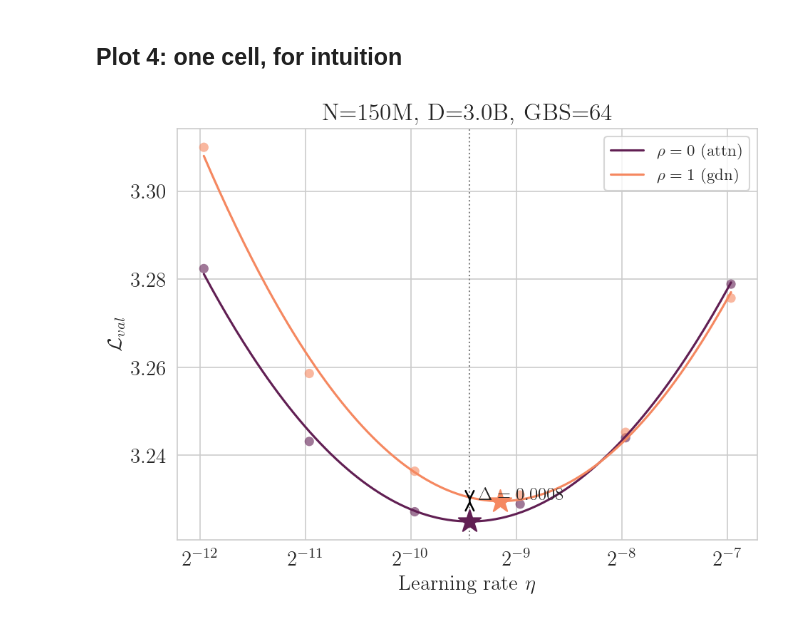
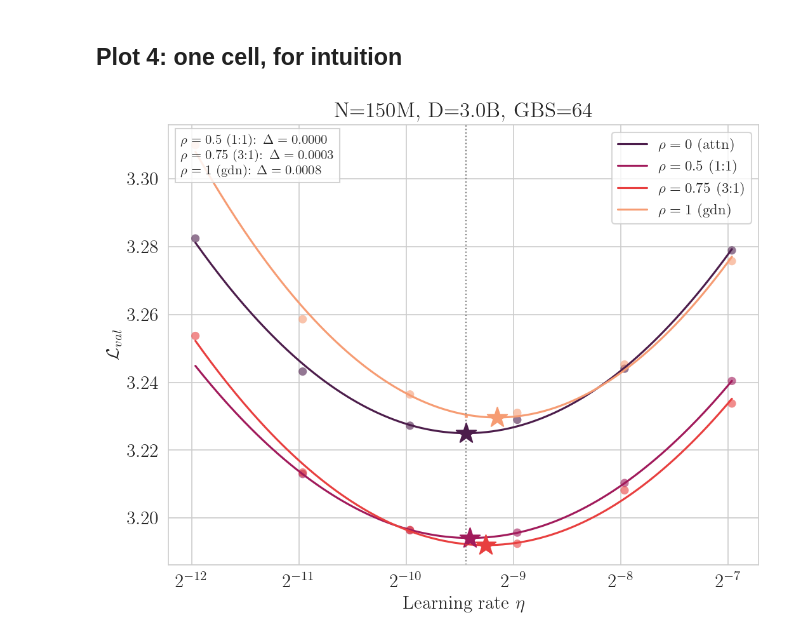
Before and after one commit to jaisidhsingh/fastlm, a Jupyter notebook: notebooks/lr_at_given_gbs_laws_refactored.ipynb, the cells around one changed output. Cells and saved outputs as stored; diff of their text form; code cells hidden in the pictures.

Commit message:
plots for validating LR-at-a-given-GBS laws and LR transferrability across architectures from Pure Attention

```diff
--- a/notebooks/lr_at_given_gbs_laws_refactored.ipynb
+++ b/notebooks/lr_at_given_gbs_laws_refactored.ipynb
@@ -650,29 +647,0 @@ log2_gbs            0.655325  0.0440957      14.8615 5.86413e-50       1.46603e-
-# %%
-ns=["50M"]
-gbss=[64]
-co = Collector("gdn+attn_1-3")
-
-sns.set_palette(sns.color_palette("rocket"))
-
-for n in ns:
-    for gbs in gbss:
-        for i, d in enumerate(data_scales_for(gbs)):
-            slc = co.index(n=n, d=d, gbs=gbs)
-            if len(slc["lr"]) < 3:
-                continue
-            xf, yf = qlog2_fit(slc["lr"], slc["val_loss"])
-            yf_min = yf.min()
-            xf_min = xf[yf.argmin()]
-
-            plt.scatter(slc["lr"], slc["val_loss"], c=f"C{i}", s=50)
-            plt.plot(xf, yf, label=d, c=f"C{i}")
-            plt.scatter(xf_min, yf_min, marker="*", s=200, c=f"C{i}")
-
-        plt.xlabel(r"Learning rate $\eta$")
-        plt.ylabel(r"$\mathcal{L}_{val}$")
-        plt.xscale("log", base=2)
-        plt.title(r"$\rho=1$ " + f"N={n}, GBS={gbs}")
-        plt.legend(ncols=2)
-        plt.show()
-        plt.cla()
-        plt.clf()
@@ -1257,14 +1229,14 @@ and close together.
 # %%
 plot_transfer_example(
     transfer_collectors,
     n="150M",
     d="3.0B",
     gbs=64,
-    arch_id="gdn",
+    arch_ids=["gdn+attn_1-1", "gdn+attn_3-1", "gdn"],
     attn_lr_filter=in_transfer_lr_grid,
 )
 plt.show()
 plt.close()
 # %% [output]
-[figure, old version]
+[figure, new version]
 # %% [markdown]
```
Also changed, not shown: parts of 18 cells of this notebook.
